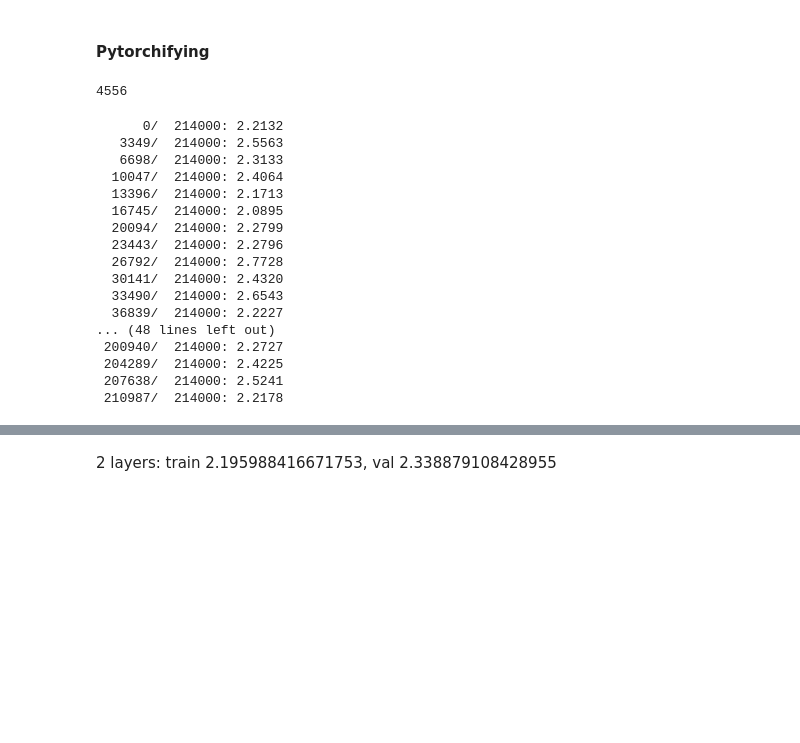
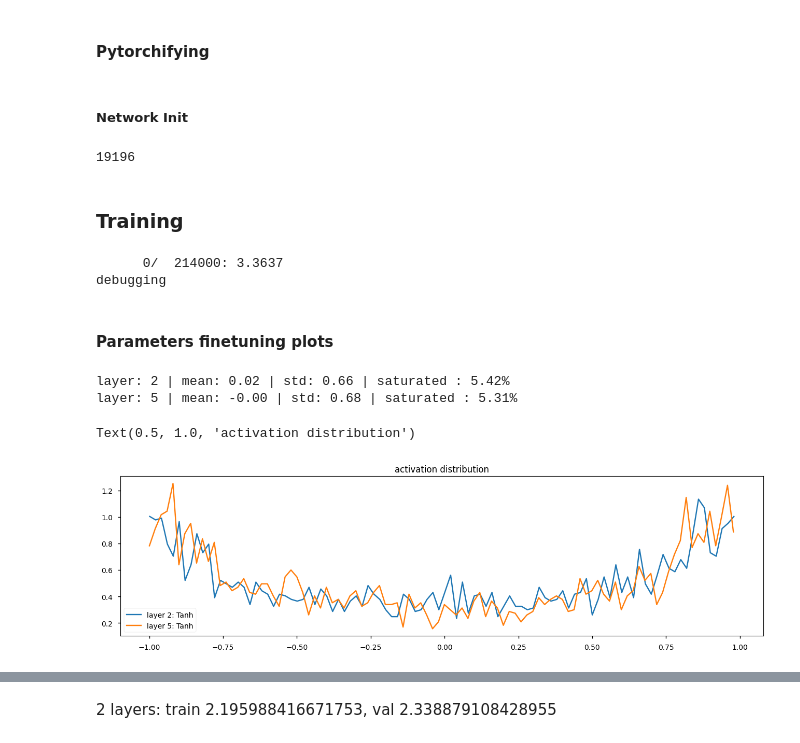
Before and after one commit to darylbdr/AI-Sandbox, a Jupyter notebook: MLP_from_scratch.ipynb, the cells around one changed output, grey strips where cells are left out. Saved outputs shown, nothing was run; the diff lists cells and outputs as text; code cells hidden in the pictures; blank space fills up the shorter version.

Commit message:
Added visualizations for hyperparameters finetuning

```diff
--- a/MLP_from_scratch.ipynb
+++ b/MLP_from_scratch.ipynb
@@ -216,7 +184,7 @@ ius kiyu
 class Linear:
 
     def __init__(self, in_feat, out_feat, bias=False):
-        self.weights = torch.randn((in_feat, out_feat), generator=g) / (in_feat)**0.5
+        self.weights = torch.randn((in_feat, out_feat), generator=g) / in_feat**0.5
         self.bias = torch.zeros(out_feat) if bias else None
 
     def __call__(self, x):
@@ -264,6 +232,8 @@ class Tanh:
         return self.out
     def parameters(self):
         return []
+# %% [markdown]
+##### Network Init
 # %%
 n_emb = 2
 n_hidden = 120
@@ -271,18 +241,26 @@ g = torch.Generator().manual_seed(125)
 C = torch.randn((vocab_size, n_emb), generator=g)
 layers = [
     Linear(context_length * n_emb, n_hidden), BatchNorm1d(n_hidden), Tanh(),
+    Linear(              n_hidden, n_hidden), BatchNorm1d(n_hidden), Tanh(),
     Linear(              n_hidden, vocab_size), BatchNorm1d(vocab_size),
 ]
+
+with torch.no_grad():
+  layers[-1].gamma *= 0.1
+
 parameters = [C] + [p for layer in layers for p in layer.parameters()]
 print(sum(p.nelement() for p in parameters))
 for p in parameters:
     p.requires_grad = True
 # %% [output]
-4556
+19196
+# %% [markdown]
+### Training
 # %%
 batch, batch_ix, batch_size = torch.randperm(tr_size), 0, 32
 steps_per_batch = math.ceil(tr_size / batch_size)
 loss_i = []
+ud = []
 
 for step in range(214000):
 
@@ -302,36 +280,46 @@ for step in range(214000):
     loss = F.cross_entropy(x, Yb)
 
     # backward pass
-    # for layer in layers:
-    #     layer.out.retain_grad()
+    for layer in layers:
+        layer.out.retain_grad()
     for p in parameters:
         p.grad = None
     loss.backward()
 
     # update
-    lr = 10**(-0.8) if step < 150_000 else 10**(-1.8)
+    lr = 10**(-1.2) if step < 150_000 else 10**(-2.0)
     for p in parameters:
         p.data += -lr * p.grad
 
     # track progress
-    if step % steps_per_batch == 0 or step == max_steps:
+    if step % steps_per_batch == 0 or step == 214000:
         print(f'{step:7d}/ {214000:7d}: {loss.item():.4f}')
     loss_i.append(loss.log10().item())
+    with torch.no_grad():
+        ud.append([((lr*p.grad).std() / (p.data).std()).log10().item() for p in parameters])
+
+    if step == 1000:
+        print('debugging')
+        break
 # %% [output]
-      0/  214000: 2.2132
-   3349/  214000: 2.5563
-   6698/  214000: 2.3133
-  10047/  214000: 2.4064
-  13396/  214000: 2.1713
-  16745/  214000: 2.0895
-  20094/  214000: 2.2799
-  23443/  214000: 2.2796
-  26792/  214000: 2.7728
-  30141/  214000: 2.4320
-  33490/  214000: 2.6543
-  36839/  214000: 2.2227
-... (48 lines left out)
- 200940/  214000: 2.2727
- 204289/  214000: 2.4225
- 207638/  214000: 2.5241
- 210987/  214000: 2.2178
+      0/  214000: 3.3637
+debugging
+# %% [markdown]
+#### Parameters finetuning plots
+# %%
+plt.figure(figsize=(16, 4))
+legend = []
+for i, layer in enumerate(layers):
+    if isinstance(layer, Tanh):
+        legend.append(f'layer {i}: {layer.__class__.__name__}')
+        t = layer.out
+        print(f'layer: {i} | mean: {t.mean().item():.2f} | std: {t.std().item():.2f} | saturated : {(t.abs() > 0.97).float().mean().item() * 100:.2f}%')
+        hy, hx = torch.histogram(t, density=True)
+        plt.plot(hx[:-1].detach(),  hy.detach())
+plt.legend(legend)
+plt.title('activation distribution')
+# %% [output]
+layer: 2 | mean: 0.02 | std: 0.66 | saturated : 5.42%
+layer: 5 | mean: -0.00 | std: 0.68 | saturated : 5.31%
+Text(0.5, 1.0, 'activation distribution')
+[figure, added]
```
Also changed, not shown: parts of 12 cells of this notebook.
